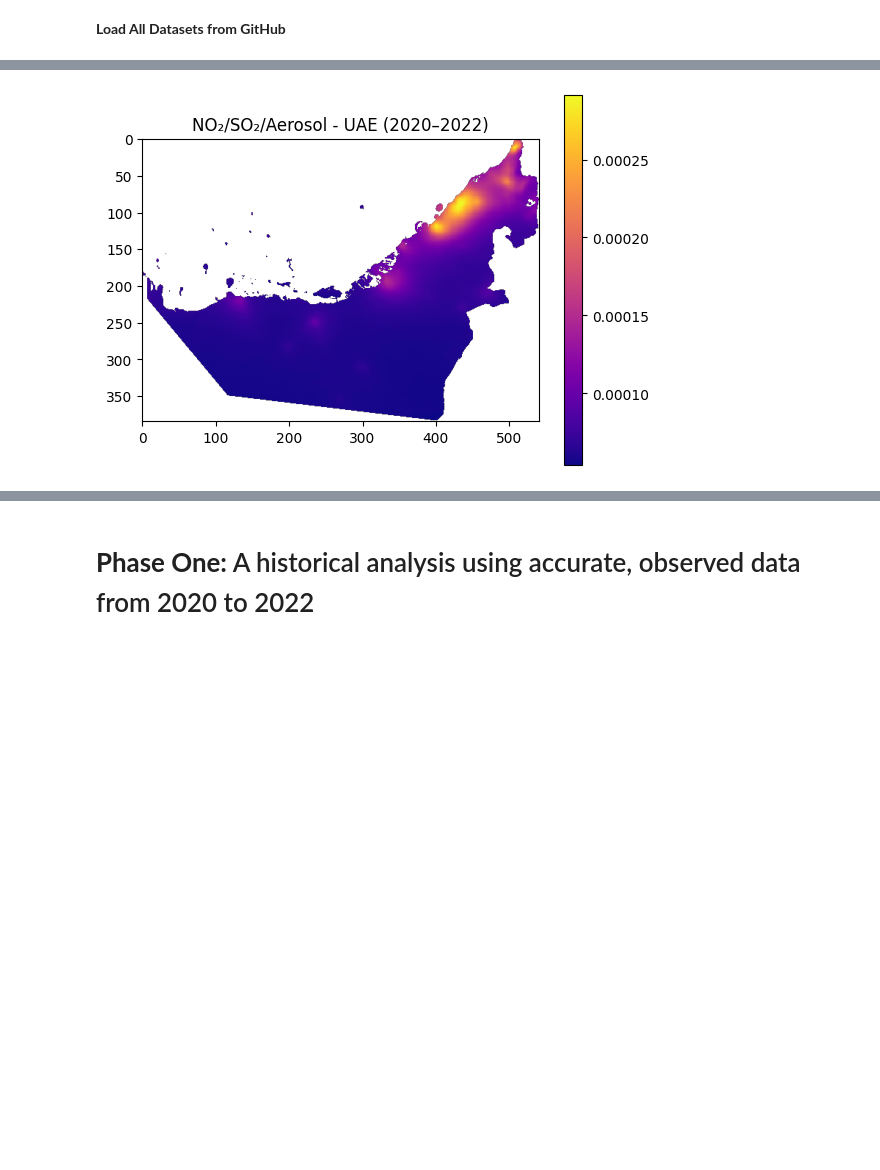
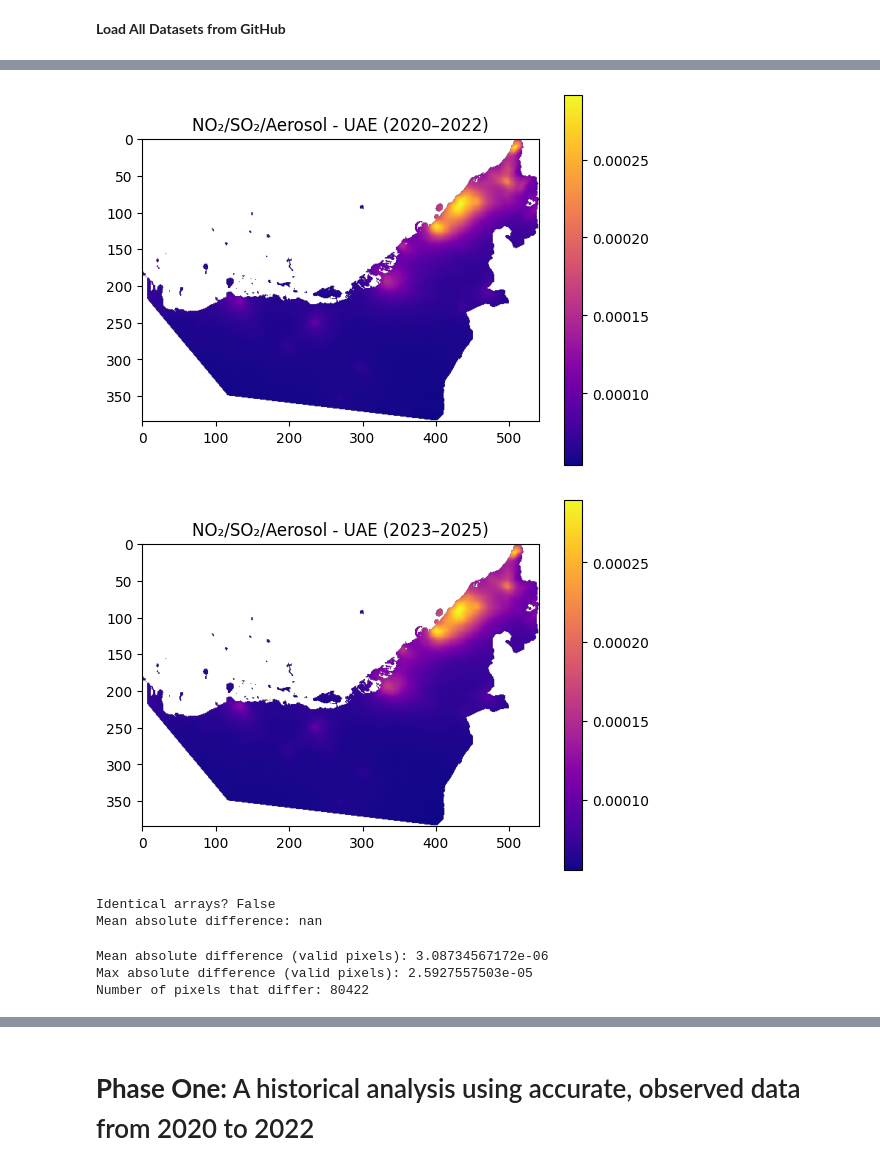
Before and after one commit to Dr-Isam-ALJAWARNEH/fds-project-geoairmob, a Jupyter notebook: GEOCODE.ipynb, the cells around one changed output, grey strips where cells are left out. Cells and saved outputs as stored; diff of their text form; code cells hidden in the pictures; blank space fills up the shorter version.

```diff
--- a/GEOCODE.ipynb
+++ b/GEOCODE.ipynb
@@ -10,6 +12,7 @@
 import pandas as pd
 import rasterio
 import matplotlib.pyplot as plt
+import numpy as np
 
 # Step 2: Define GitHub raw base URL
 base_url = "https://raw.githubusercontent.com/Dr-Isam-ALJAWARNEH/fds-project-geoairmob/main/Datasets/"
@@ -23,31 +26,71 @@ landsat_df = pd.read_csv(base_url + "Landsat_SRTM_Merged_Metadata.csv")
 print("✅ Datasets loaded:")
 print("Mobility:", mobility_df.shape)
 print("OpenAQ:", openaq_df.shape)
 print("Ericsson:", ericsson_df.shape)
 print("Landsat:", landsat_df.shape)
 
 # Step 4: Visualize raster
 tif_url = "/vsicurl/https://github.com/Dr-Isam-ALJAWARNEH/fds-project-geoairmob/raw/main/Datasets/UAE_NO2_SO2_Aerosol_Combined_2020_2022.tif"
-
+tif_url2= "/vsicurl/https://github.com/Dr-Isam-ALJAWARNEH/fds-project-geoairmob/raw/main/Datasets/UAE_NO2_SO2_Aerosol_Combined_2023_2025.tif"
 with rasterio.open(tif_url) as src:
     img = src.read(1)
     plt.imshow(img, cmap='plasma')
     plt.title("NO₂/SO₂/Aerosol - UAE (2020–2022)")
     plt.colorbar()
     plt.show()
+
+with rasterio.open(tif_url2) as src:
+    img = src.read(1)
+    plt.imshow(img, cmap='plasma')
+    plt.title("NO₂/SO₂/Aerosol - UAE (2023–2025)")
+    plt.colorbar()
+    plt.show()
+
+
+with rasterio.open(tif_url) as src1, rasterio.open(tif_url2) as src2:
+    img1 = src1.read(1)
+    img2 = src2.read(1)
+
+# Are they bit-for-bit identical?
+print("Identical arrays?", np.array_equal(img1, img2))
+
+# How big is the overall difference?
+print("Mean absolute difference:", np.mean(np.abs(img2 - img1)))
 # %% [output]
 Requirement already satisfied: rasterio in /usr/local/lib/python3.11/dist-packages (1.4.3)
 Requirement already satisfied: affine in /usr/local/lib/python3.11/dist-packages (from rasterio) (2.4.0)
 Requirement already satisfied: attrs in /usr/local/lib/python3.11/dist-packages (from rasterio) (25.3.0)
 Requirement already satisfied: certifi in /usr/local/lib/python3.11/dist-packages (from rasterio) (2025.1.31)
 Requirement already satisfied: click>=4.0 in /usr/local/lib/python3.11/dist-packages (from rasterio) (8.1.8)
 Requirement already satisfied: cligj>=0.5 in /usr/local/lib/python3.11/dist-packages (from rasterio) (0.7.2)
 Requirement already satisfied: numpy>=1.24 in /usr/local/lib/python3.11/dist-packages (from rasterio) (2.0.2)
 Requirement already satisfied: click-plugins in /usr/local/lib/python3.11/dist-packages (from rasterio) (1.1.1)
 Requirement already satisfied: pyparsing in /usr/local/lib/python3.11/dist-packages (from rasterio) (3.2.3)
 ✅ Datasets loaded:
 Mobility: (7785, 16)
 OpenAQ: (88000, 15)
 Ericsson: (12, 15)
 Landsat: (6265, 79)
 [figure]
+[figure, added]
+Identical arrays? False
+Mean absolute difference: nan
+# %%
+# Compute raw difference
+diff = img2 - img1
+
+# Create a mask of only the finite (non-NaN) locations
+valid_mask = np.isfinite(diff)
+
+# Now compute stats on just those pixels
+mean_abs_diff = np.mean(np.abs(diff[valid_mask]))
+max_abs_diff  = np.max(np.abs(diff[valid_mask]))
+num_changed   = np.count_nonzero(diff[valid_mask] != 0)
+
+print("Mean absolute difference (valid pixels):", mean_abs_diff)
+print("Max absolute difference (valid pixels):",  max_abs_diff)
+print("Number of pixels that differ:",           num_changed)
+# %% [output]
+Mean absolute difference (valid pixels): 3.08734567172e-06
+Max absolute difference (valid pixels): 2.5927557503e-05
+Number of pixels that differ: 80422
```
Also changed, not shown: parts of 25 cells of this notebook.
